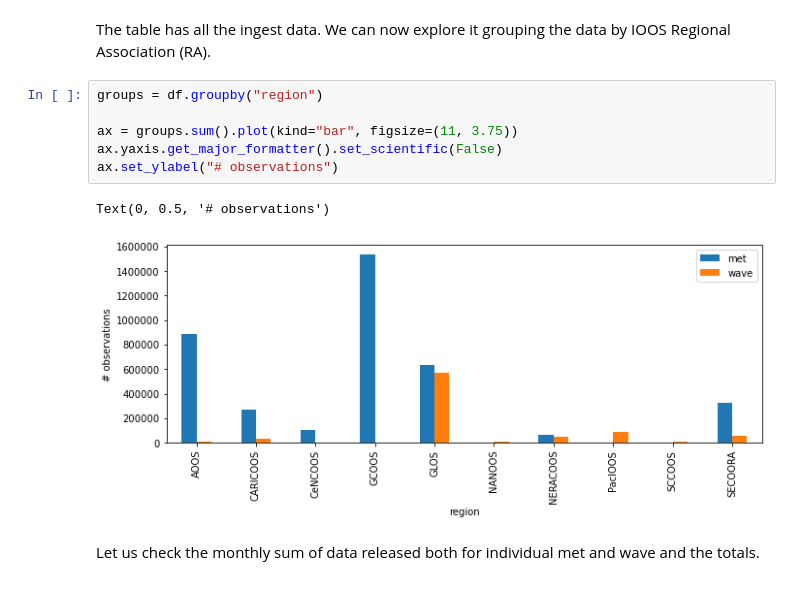
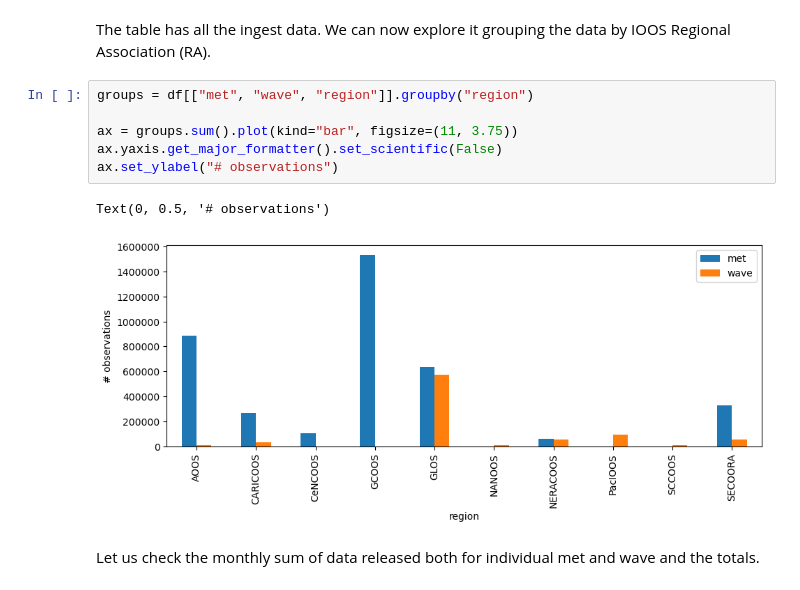
Before and after one commit to ioos/ioos_code_lab, a Jupyter notebook: jupyterbook/content/code_gallery/data_access_notebooks/2020-10-10-GTS.ipynb, the cells around one changed output. Saved outputs shown, nothing was run; the diff lists cells and outputs as text.

```diff
--- a/jupyterbook/content/code_gallery/data_access_notebooks/2020-10-10-GTS.ipynb
+++ b/jupyterbook/content/code_gallery/data_access_notebooks/2020-10-10-GTS.ipynb
@@ -80,14 +81,14 @@ array(['2021-07-01T00:00:00.000000000', '2021-08-01T00:00:00.000000000',
 # %% [markdown]
 The table has all the ingest data. We can now explore it grouping the data by IOOS Regional Association (RA).
 # %%
-groups = df.groupby("region")
+groups = df[["met", "wave", "region"]].groupby("region")
 
 ax = groups.sum().plot(kind="bar", figsize=(11, 3.75))
 ax.yaxis.get_major_formatter().set_scientific(False)
 ax.set_ylabel("# observations")
 # %% [output]
 Text(0, 0.5, '# observations')
-[figure, old version]
+[figure, new version]
 # %% [markdown]
 Let us check the monthly sum of data released both for individual met and wave and the totals.
 # %%
```
Also changed, not shown: parts of 7 cells of this notebook.
